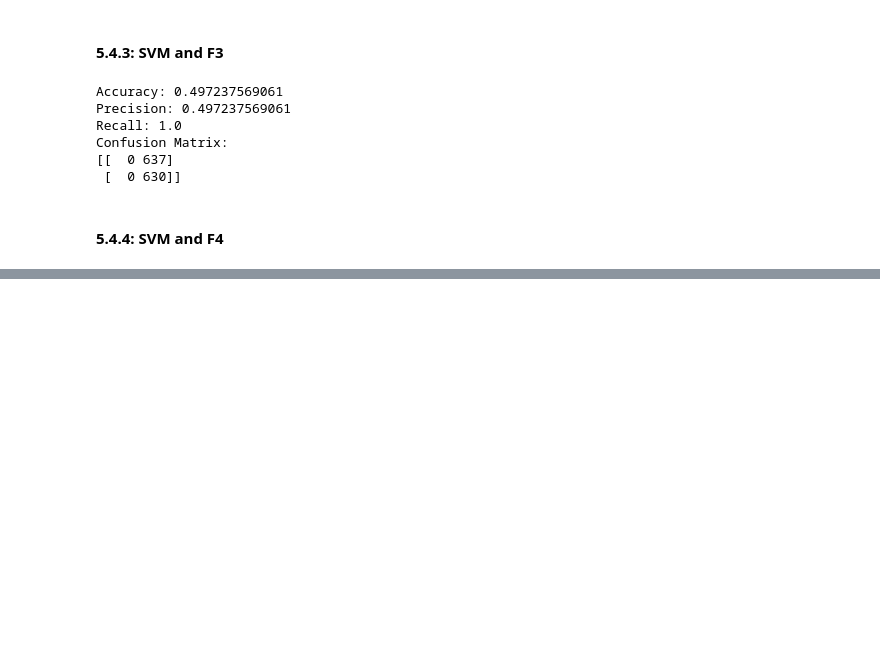
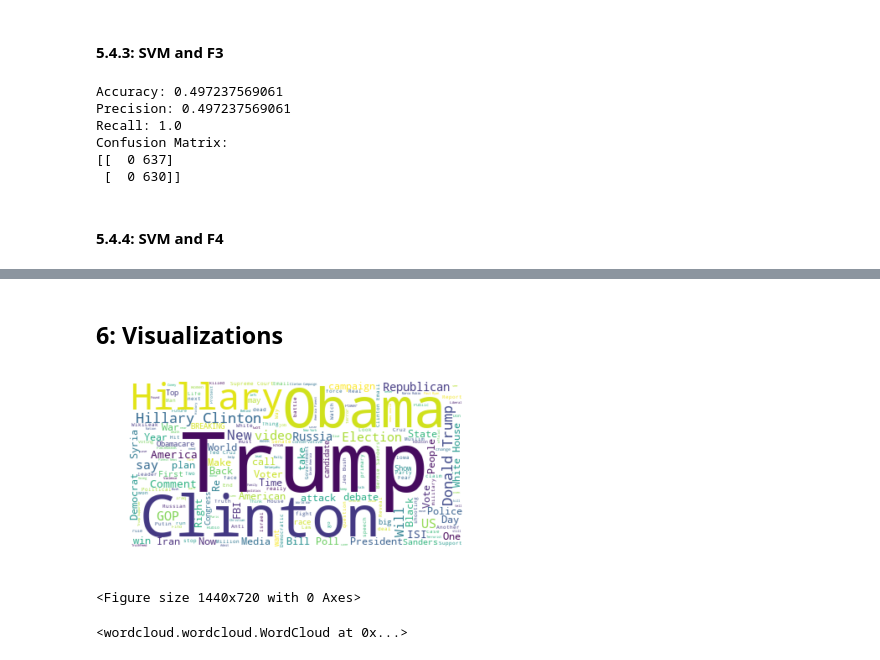
Before and after one commit to smganci/inls613-fakenews, a Jupyter notebook: INLS 613 Final Project Fake News.ipynb, the cells around one changed output, grey strips where cells are left out. Drawn from its saved outputs; the diff is of its cells as text; code cells hidden in the pictures; blank space fills up the shorter version.

```diff
--- a/INLS 613 Final Project Fake News.ipynb
+++ b/INLS 613 Final Project Fake News.ipynb
@@ -431,0 +528,2 @@ Confusion Matrix:
+# %% [markdown]
+## 6: Visualizations
@@ -431,0 +536,13 @@ Confusion Matrix:
+# %%
+
+title_text = " ".join(title for title in df.title)
+title_wordcloud = WordCloud(max_font_size=100,background_color="white").generate(title_text)
+plt.imshow(title_wordcloud, interpolation='bilinear')
+plt.axis("off")
+plt.figure( figsize=(20,10) )
+plt.show()
+title_wordcloud.to_file("title.png")
+# %% [output]
+[figure, added]
+<Figure size 1440x720 with 0 Axes>
+<wordcloud.wordcloud.WordCloud at 0x...>
```
Also changed, not shown: parts of 43 cells of this notebook, 1 other file.
